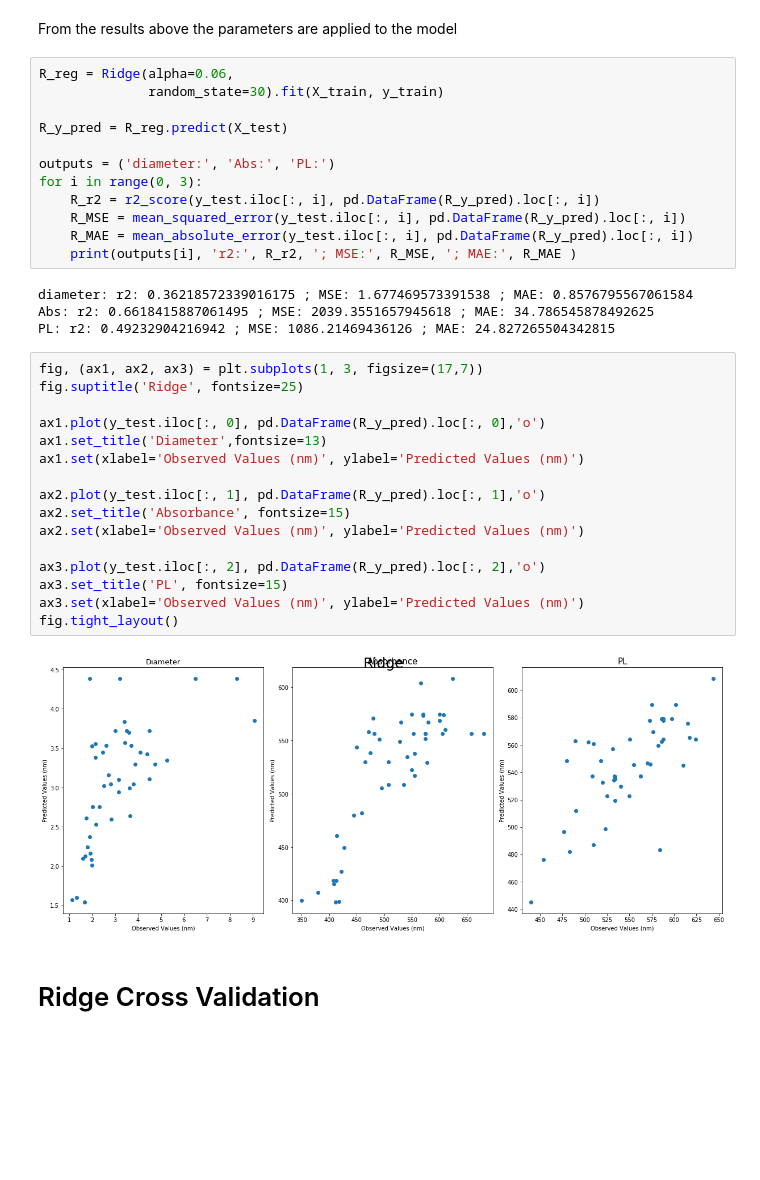
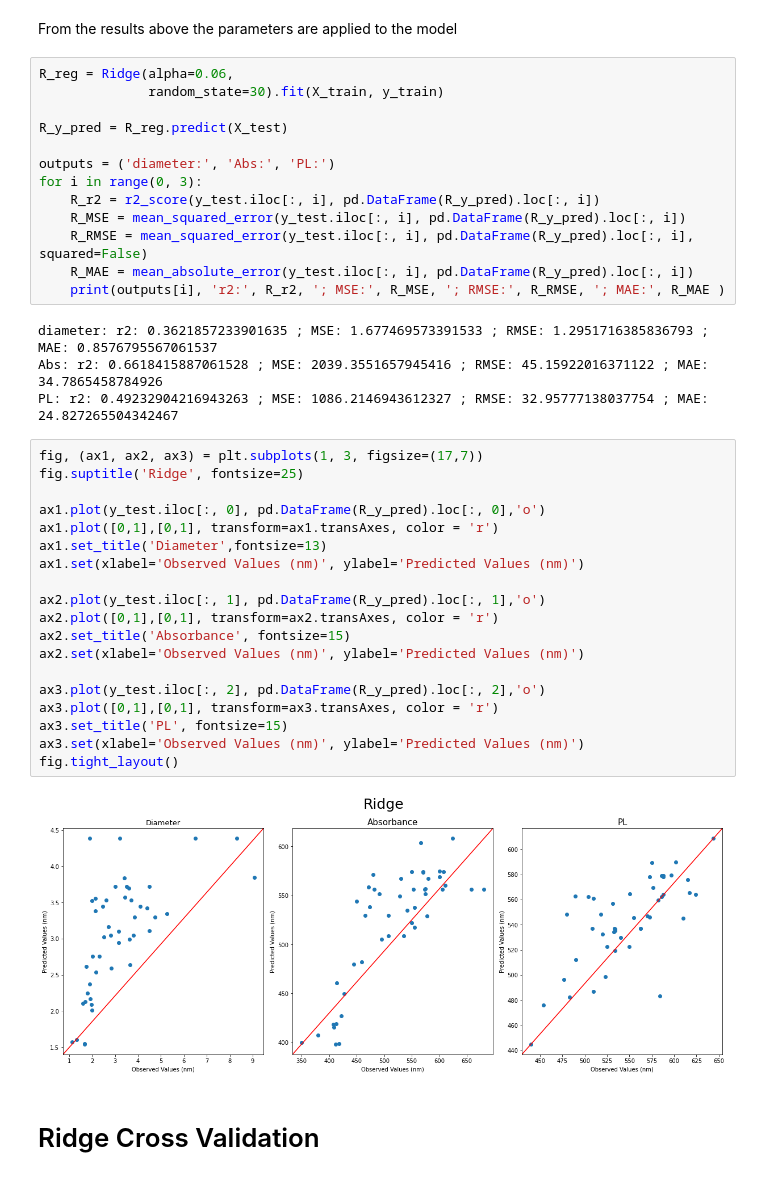
Before and after one commit to akkaneror/Hot_injection, a Jupyter notebook: ML Model Analysis/Notebooks/Machine Learning Models/Multi-Output Models.ipynb, the cells around one changed output. Saved outputs shown, nothing was run; the diff lists cells and outputs as text; blank space fills up the shorter version.

```diff
--- a/ML Model Analysis/Notebooks/Machine Learning Models/Multi-Output Models.ipynb
+++ b/ML Model Analysis/Notebooks/Machine Learning Models/Multi-Output Models.ipynb
@@ -497,30 +518,34 @@ outputs = ('diameter:', 'Abs:', 'PL:')
 for i in range(0, 3):
     R_r2 = r2_score(y_test.iloc[:, i], pd.DataFrame(R_y_pred).loc[:, i])
     R_MSE = mean_squared_error(y_test.iloc[:, i], pd.DataFrame(R_y_pred).loc[:, i])
+    R_RMSE = mean_squared_error(y_test.iloc[:, i], pd.DataFrame(R_y_pred).loc[:, i], squared=False)
     R_MAE = mean_absolute_error(y_test.iloc[:, i], pd.DataFrame(R_y_pred).loc[:, i])
-    print(outputs[i], 'r2:', R_r2, '; MSE:', R_MSE, '; MAE:', R_MAE )
+    print(outputs[i], 'r2:', R_r2, '; MSE:', R_MSE, '; RMSE:', R_RMSE, '; MAE:', R_MAE )
 # %% [output]
-diameter: r2: 0.36218572339016175 ; MSE: 1.677469573391538 ; MAE: 0.8576795567061584
-Abs: r2: 0.6618415887061495 ; MSE: 2039.3551657945618 ; MAE: 34.786545878492625
-PL: r2: 0.49232904216942 ; MSE: 1086.21469436126 ; MAE: 24.827265504342815
+diameter: r2: 0.3621857233901635 ; MSE: 1.677469573391533 ; RMSE: 1.2951716385836793 ; MAE: 0.8576795567061537
+Abs: r2: 0.6618415887061528 ; MSE: 2039.3551657945416 ; RMSE: 45.15922016371122 ; MAE: 34.7865458784926
+PL: r2: 0.49232904216943263 ; MSE: 1086.2146943612327 ; RMSE: 32.95777138037754 ; MAE: 24.827265504342467
 # %%
 fig, (ax1, ax2, ax3) = plt.subplots(1, 3, figsize=(17,7))
 fig.suptitle('Ridge', fontsize=25)
 
 ax1.plot(y_test.iloc[:, 0], pd.DataFrame(R_y_pred).loc[:, 0],'o')
+ax1.plot([0,1],[0,1], transform=ax1.transAxes, color = 'r')
 ax1.set_title('Diameter',fontsize=13)
 ax1.set(xlabel='Observed Values (nm)', ylabel='Predicted Values (nm)')
 
 ax2.plot(y_test.iloc[:, 1], pd.DataFrame(R_y_pred).loc[:, 1],'o')
+ax2.plot([0,1],[0,1], transform=ax2.transAxes, color = 'r')
 ax2.set_title('Absorbance', fontsize=15)
 ax2.set(xlabel='Observed Values (nm)', ylabel='Predicted Values (nm)')
 
 ax3.plot(y_test.iloc[:, 2], pd.DataFrame(R_y_pred).loc[:, 2],'o')
+ax3.plot([0,1],[0,1], transform=ax3.transAxes, color = 'r')
 ax3.set_title('PL', fontsize=15)
 ax3.set(xlabel='Observed Values (nm)', ylabel='Predicted Values (nm)')
 fig.tight_layout()
 # %% [output]
-[figure, old version]
+[figure, new version]
 # %% [markdown]
 # Ridge Cross Validation
 # %%
```
Also changed, not shown: parts of 16 cells of this notebook, 1 other file.
